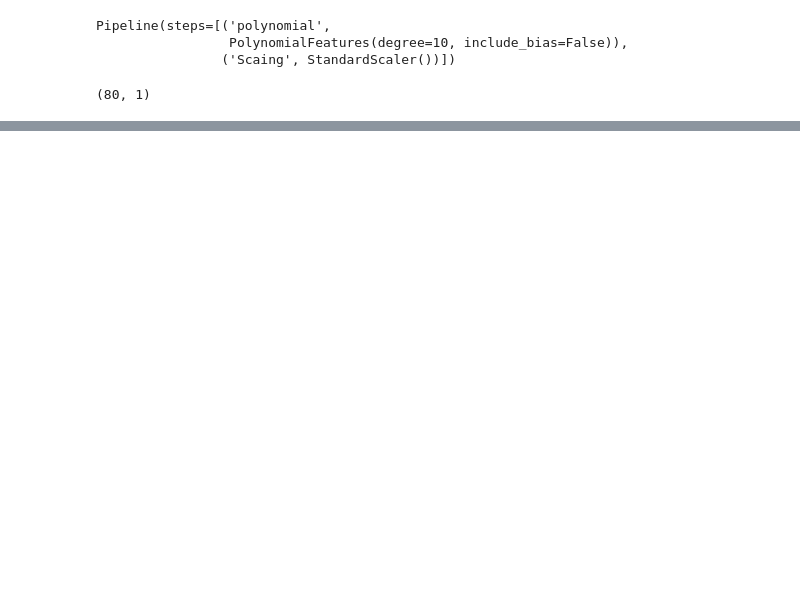
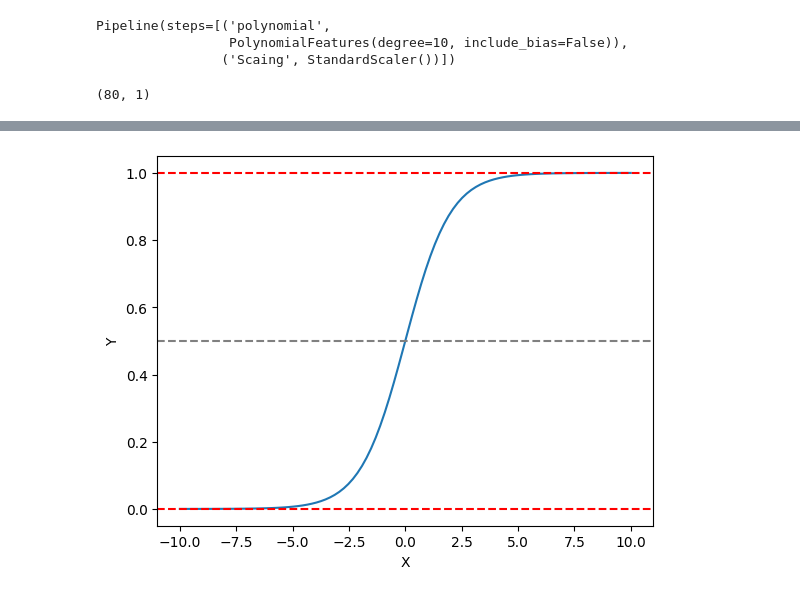
Before and after one commit to abjan90/Machine-learning, a Jupyter notebook: Trainig_models.ipynb, the cells around one changed output, grey strips where cells are left out. Saved outputs shown, nothing was run; the diff lists cells and outputs as text; code cells hidden in the pictures; blank space fills up the shorter version.

```diff
--- a/Trainig_models.ipynb
+++ b/Trainig_models.ipynb
@@ -380,0 +383,16 @@ plots_1(sg , x , y)
+# %%
+#Sigmoid Function
+def sigmoid_functio(z):
+    return 1/(1 + np.exp(-z))
+
+
+z = np.linspace(-10 , 10 , 100)
+plt.plot(z , sigmoid_functio(z))
+plt.axhline(y = 0 , color = "r" ,linestyle = "--" )
+plt.axhline(y = 1 , color = "r" ,linestyle = "--" )
+plt.axhline(y = 0.5 , color = "gray" , linestyle = "--")
+plt.xlabel('X')
+plt.ylabel('Y')
+plt.show()
+# %% [output]
+[figure, added]
```
Also changed, not shown: parts of 25 cells of this notebook.
